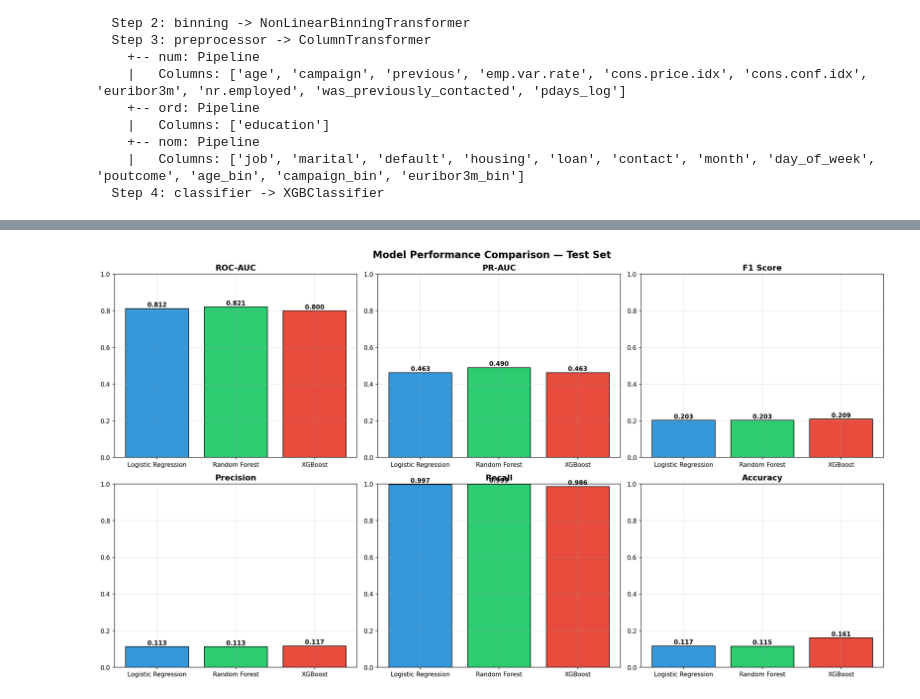
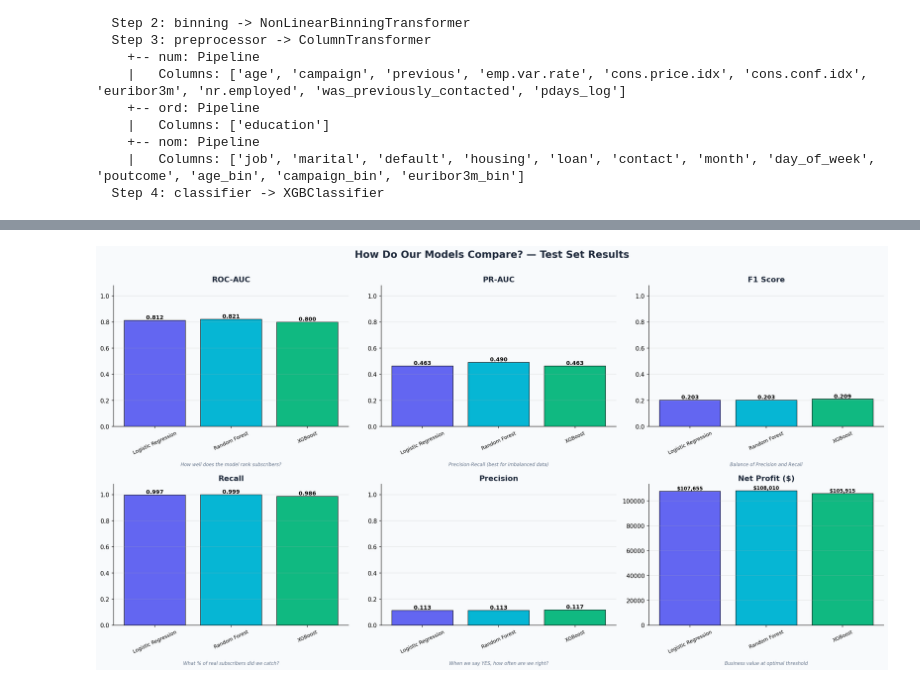
Before and after one commit to ashutosh-ranjan2611/DSI-Cohort8-ML-2, a Jupyter notebook: experiments/05_pipeline_visualization.ipynb, the cells around one changed output, grey strips where cells are left out. Cells and saved outputs as stored; diff of their text form; code cells hidden in the pictures.

```diff
--- a/experiments/05_pipeline_visualization.ipynb
+++ b/experiments/05_pipeline_visualization.ipynb
@@ -220,34 +377,73 @@ plt.show()
 # %%
-# === CELL 5: Model Comparison Dashboard ===
-METRICS_DIR = PROJECT_ROOT / "reports" / "metrics"
+# === CELL 5: Model Performance Dashboard (reads comparison.json from run_pipeline) ===
+import json
 
 comparison_path = METRICS_DIR / "comparison.json"
-if comparison_path.exists():
+
+if not comparison_path.exists():
+    print("comparison.json not found. Run scripts/run_pipeline.py first, then re-run this cell.")
+else:
     results = pd.read_json(comparison_path)
+    print(f"Loaded {len(results)} models: {list(results['model'])}")
+    print(f"Available columns: {list(results.columns)}")
 
-    fig, axes = plt.subplots(2, 3, figsize=(18, 10))
-    # Map to actual column names in comparison.json (Model, roc_auc, pr_auc, f1, precision, recall, accuracy)
-    metrics_to_plot = ["roc_auc", "pr_auc", "f1", "precision", "recall", "accuracy"]
-    titles = ["ROC-AUC", "PR-AUC", "F1 Score", "Precision", "Recall", "Accuracy"]
-    colors_bars = ["#3498db", "#2ecc71", "#e74c3c"]
-    model_col = "Model" if "Model" in results.columns else "model"
+    # Column names as produced by run_pipeline.py v4.1
+    # model, cv_auc, threshold, test_roc_auc, test_pr_auc, test_f1,
+    # test_precision, test_recall, test_accuracy, net_profit, brier_score
+    metrics_config = [
+        ("test_roc_auc",  "ROC-AUC",       "How well does the model rank subscribers?"),
+        ("test_pr_auc",   "PR-AUC",         "Precision-Recall (best for imbalanced data)"),
+        ("test_f1",       "F1 Score",       "Balance of Precision and Recall"),
+        ("test_recall",   "Recall",         "What % of real subscribers did we catch?"),
+        ("test_precision","Precision",      "When we say YES, how often are we right?"),
+        ("net_profit",    "Net Profit ($)", "Business value at optimal threshold"),
+    ]
 
-    for ax, metric, title in zip(axes.flatten(), metrics_to_plot, titles):
-        if metric in results.columns:
-            bars = ax.bar(results[model_col], results[metric], color=colors_bars, edgecolor="black")
-            ax.set_title(title, fontsize=13, fontweight="bold")
-            ax.set_ylim(0, 1)
-            for bar, val in zip(bars, results[metric]):
-                ax.text(bar.get_x() + bar.get_width()/2, bar.get_height() + 0.01,
-                        f"{val:.3f}", ha="center", fontsize=10, fontweight="bold")
+    bar_colors = ["#6366F1", "#06B6D4", "#10B981", "#F59E0B", "#EF4444", "#8B5CF6"]
+    model_col = "model"
+    models = results[model_col].tolist()
+    n = len(models)
+    x = np.arange(n)
+    bar_c = bar_colors[:n]
+
+    fig, axes = plt.subplots(2, 3, figsize=(19, 10))
+    fig.patch.set_facecolor("#F8FAFC")
+
+    for ax, (metric, title, description), color in zip(axes.flatten(), metrics_config, bar_colors):
+        if metric not in results.columns:
+            ax.text(0.5, 0.5, f"'{metric}' not in data\n(run pipeline first)",
+                    ha="center", va="center", transform=ax.transAxes, fontsize=10)
+            ax.set_title(title, fontsize=12, fontweight="bold")
+            continue
+
+        vals = results[metric].values
+        bars = ax.bar(models, vals, color=bar_c, edgecolor="black", linewidth=0.8)
+        ax.set_title(title, fontsize=13, fontweight="bold", color="#1E293B")
+        ax.set_xlabel("")
+        ax.tick_params(axis="x", labelrotation=25, labelsize=8.5)
+
+        if metric != "net_profit":
+            ax.set_ylim(0, 1.08)
+            for bar, val in zip(bars, vals):
+                ax.text(bar.get_x() + bar.get_width() / 2, bar.get_height() + 0.01,
+                        f"{val:.3f}", ha="center", fontsize=9.5, fontweight="bold")
         else:
-            ax.text(0.5, 0.5, f"'{metric}' not found", ha="center", va="center", transform=ax.transAxes)
-        ax.grid(True, alpha=0.3)
+            for bar, val in zip(bars, vals):
+                ax.text(bar.get_x() + bar.get_width() / 2, bar.get_height() + abs(max(vals)) * 0.01,
+                        f"${val:,.0f}", ha="center", fontsize=8.5, fontweight="bold")
 
-    plt.suptitle("Model Performance Comparison — Test Set", fontsize=16, fontweight="bold")
+        ax.set_facecolor("#F8FAFC")
+        ax.text(0.5, -0.28, description, transform=ax.transAxes,
+                ha="center", fontsize=8, color="#64748B", style="italic")
+        ax.grid(axis="y", alpha=0.3)
+        ax.spines[["top", "right"]].set_visible(False)
+
+    plt.suptitle(
+        "How Do Our Models Compare? — Test Set Results",
+        fontsize=17, fontweight="bold", color="#1E293B", y=1.01
+    )
     plt.tight_layout()
-    plt.savefig(FIGURES_DIR / "model_comparison_dashboard.png", bbox_inches="tight")
+    plt.savefig(FIGURES_DIR / "model_comparison_dashboard.png", bbox_inches="tight", dpi=150)
     plt.show()
-else:
-    print("No comparison.json found. Run Notebook 03 first.")
+    print("Model comparison dashboard saved -> model_comparison_dashboard.png")
 # %% [output]
@@ -254 +452 @@ else:
-[figure, old version]
+[figure, new version]
```
Also changed, not shown: parts of 9 cells of this notebook, 18 other files.
